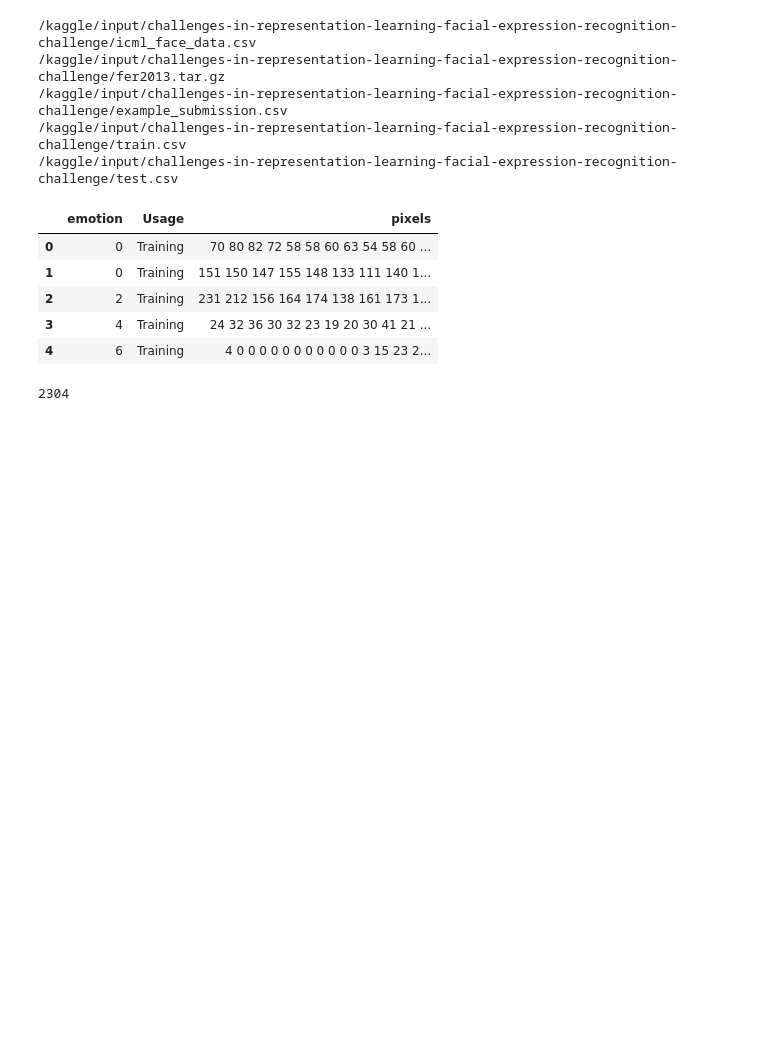
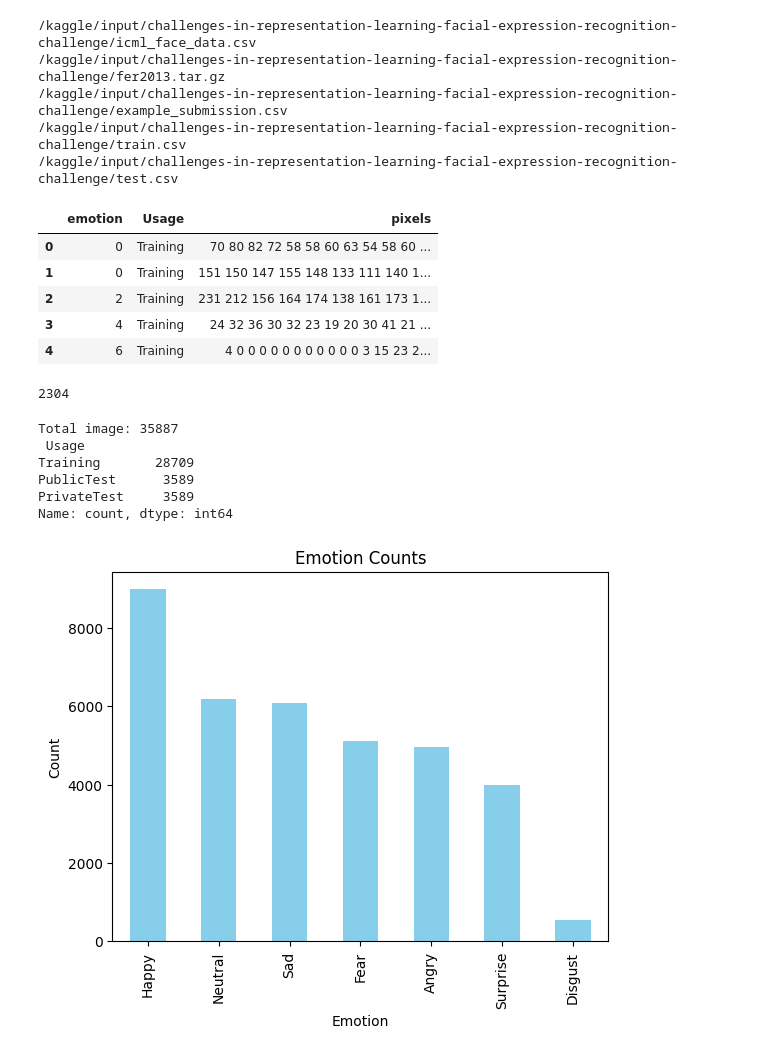
Before and after one commit to Hung369/CDDHMT_Plane_Simulator, a Jupyter notebook: cdxlav-project.ipynb, the cells around one changed output. Cells and saved outputs as stored; diff of their text form; code cells hidden in the pictures; blank space fills up the shorter version.

```diff
--- a/cdxlav-project.ipynb
+++ b/cdxlav-project.ipynb
@@ -67,5 +43,32 @@ print(len(data[' pixels'].iloc[0].split()))
 # %%
 emotions = {0: 'Angry', 1: 'Disgust', 2: 'Fear', 3: 'Happy', 4: 'Sad', 5: 'Surprise', 6: 'Neutral'}
+# %%
+def total_image(data):
+    return len(data)
+
+def usage_count(data):
+    return data[' Usage'].value_counts()
+
+def plot_class_count(data):
+    emotion_counts = data['emotion'].value_counts()
+    emotion_counts = emotion_counts.rename(index=emotions)
+    emotion_counts.plot(kind='bar', color='skyblue')
+    plt.xlabel('Emotion')
+    plt.ylabel('Count')
+    plt.title('Emotion Counts')
+    plt.show()
+
+print("Total image:", total_image(data))
+print(usage_count(data))
+plot_class_count(data)
+# %% [output]
+Total image: 35887
+ Usage
+Training       28709
+PublicTest      3589
+PrivateTest     3589
+Name: count, dtype: int64
+[figure, added]
 # %%
 def prepare_data(data):
     image_array = np.zeros(shape=(len(data), 48, 48))
```
Also changed, not shown: parts of 29 cells of this notebook.
